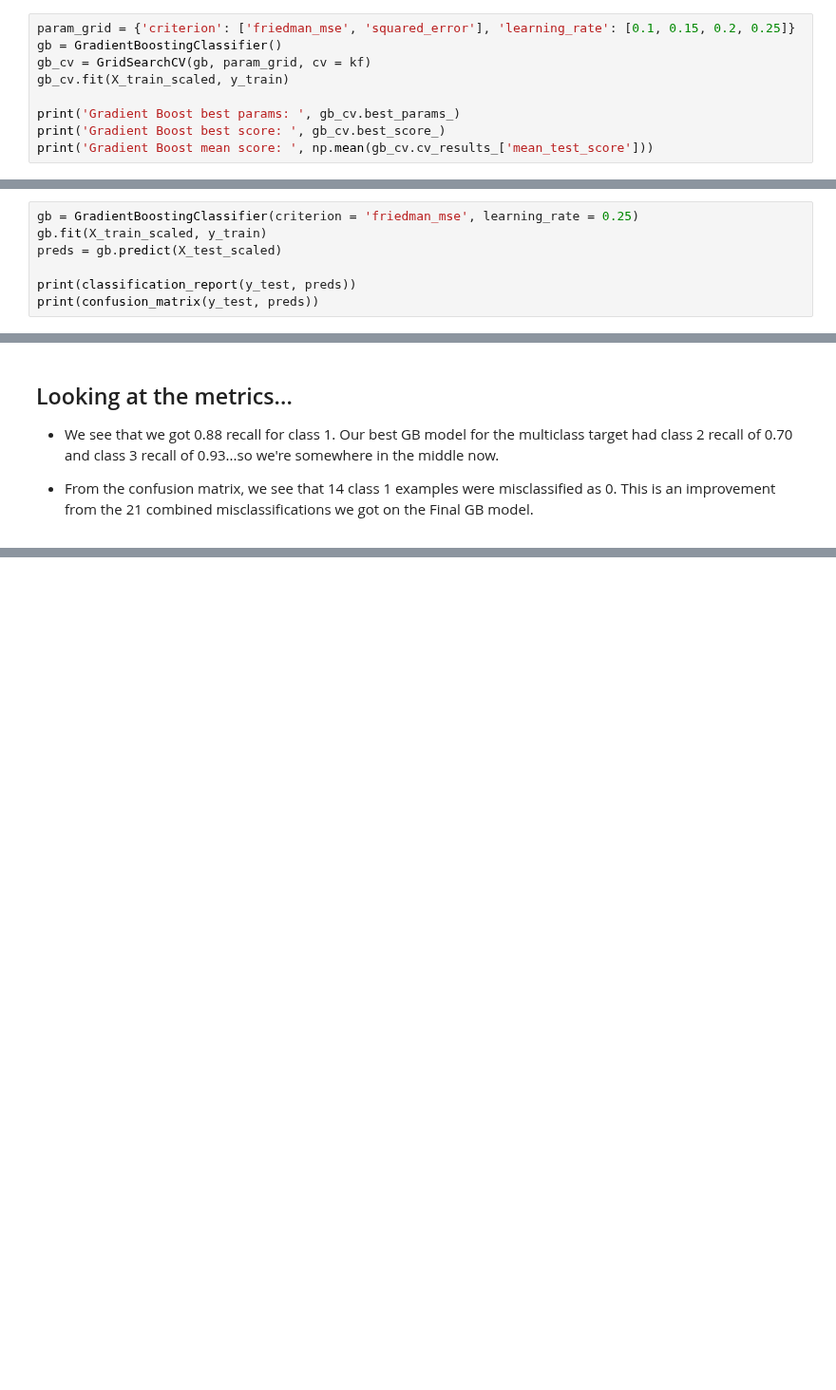
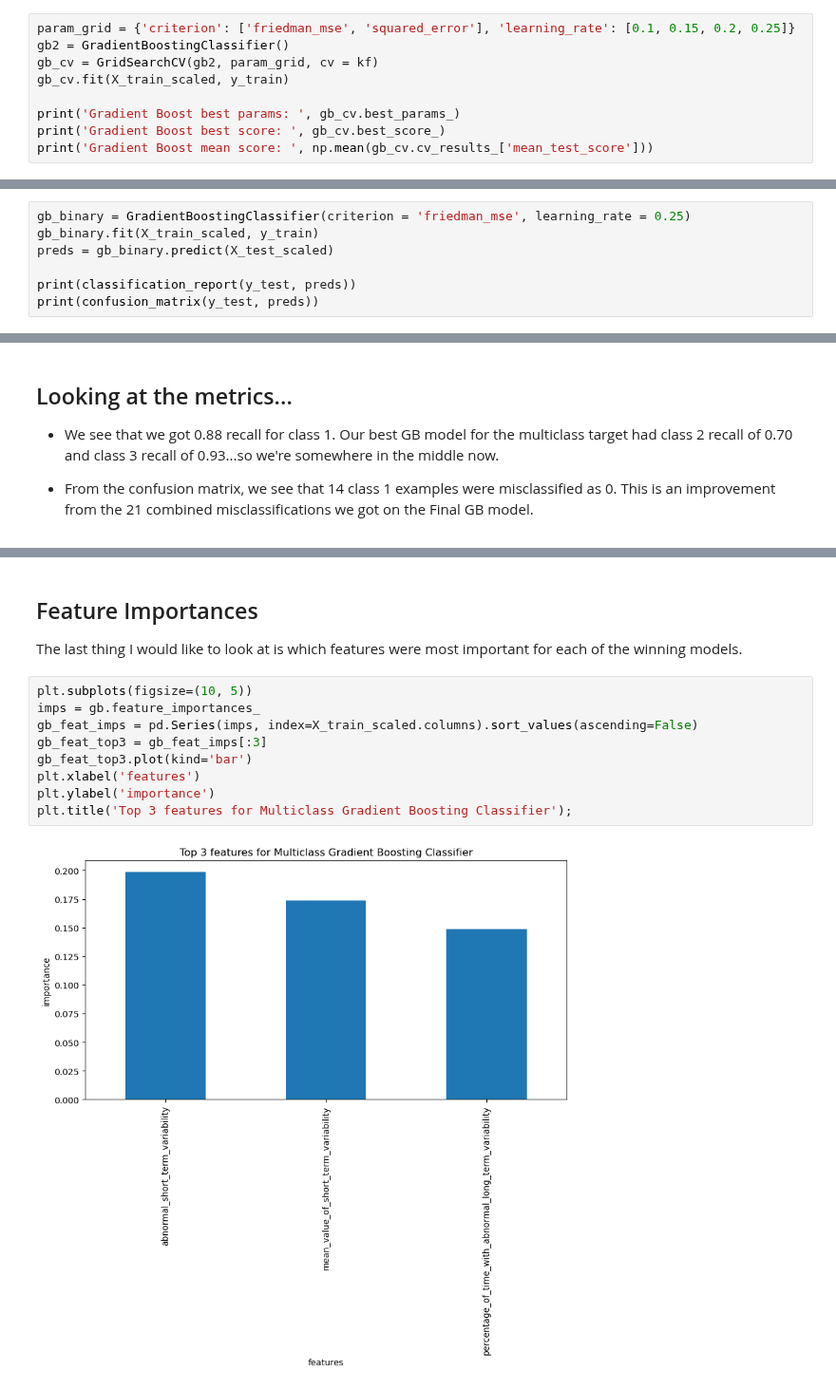
Before and after one commit to MSnellgrove/Springboard, a Jupyter notebook: Projects/Capstone Three/[Step 3] Capstone Three - Preprocessing and Modeling.ipynb, the cells around one changed output, grey strips where cells are left out. Shown at 95% size. Cells and saved outputs as stored; diff of their text form; blank space fills up the shorter version.

```diff
--- a/Projects/Capstone Three/[Step 3] Capstone Three - Preprocessing and Modeling.ipynb
+++ b/Projects/Capstone Three/[Step 3] Capstone Three - Preprocessing and Modeling.ipynb
@@ -581,8 +581,8 @@ Random Forest mean score:  0.9361587573851725
 ## Gradient Boost CV using binary target
 # %%
 param_grid = {'criterion': ['friedman_mse', 'squared_error'], 'learning_rate': [0.1, 0.15, 0.2, 0.25]}
-gb = GradientBoostingClassifier()
-gb_cv = GridSearchCV(gb, param_grid, cv = kf)
+gb2 = GradientBoostingClassifier()
+gb_cv = GridSearchCV(gb2, param_grid, cv = kf)
 gb_cv.fit(X_train_scaled, y_train)
 
 print('Gradient Boost best params: ', gb_cv.best_params_)
@@ -610,9 +610,9 @@ Logistic Regression mean score:  0.9085669643737309
 # %% [markdown]
 ## Right now it still looks like Gradient Boost is working the best. Let's create a GB model using the best params and the binary target.
 # %%
-gb = GradientBoostingClassifier(criterion = 'friedman_mse', learning_rate = 0.25)
-gb.fit(X_train_scaled, y_train)
-preds = gb.predict(X_test_scaled)
+gb_binary = GradientBoostingClassifier(criterion = 'friedman_mse', learning_rate = 0.25)
+gb_binary.fit(X_train_scaled, y_train)
+preds = gb_binary.predict(X_test_scaled)
 
 print(classification_report(y_test, preds))
 print(confusion_matrix(y_test, preds))
@@ -640,0 +641,15 @@ Gradient Boost is the best we have found so far. I would let the stakeholders de
+# %% [markdown]
+## Feature Importances
+
+The last thing I would like to look at is which features were most important for each of the winning models.
+# %%
+plt.subplots(figsize=(10, 5))
+imps = gb.feature_importances_
+gb_feat_imps = pd.Series(imps, index=X_train_scaled.columns).sort_values(ascending=False)
+gb_feat_top3 = gb_feat_imps[:3]
+gb_feat_top3.plot(kind='bar')
+plt.xlabel('features')
+plt.ylabel('importance')
+plt.title('Top 3 features for Multiclass Gradient Boosting Classifier');
+# %% [output]
+[figure, added]
```
Also changed, not shown: parts of 17 cells of this notebook.
